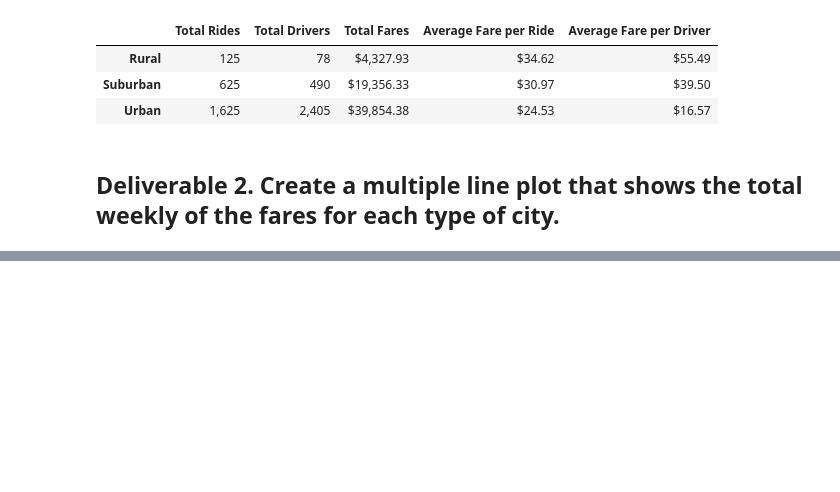
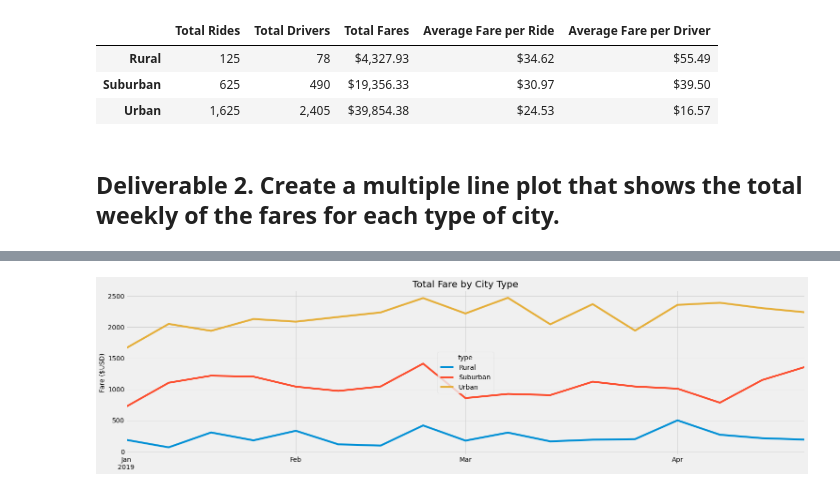
Before and after one commit to secicciari/PyBer_Analysis, a Jupyter notebook: PyBer_Challenge.ipynb, the cells around one changed output, grey strips where cells are left out. Drawn from its saved outputs; the diff is of its cells as text; code cells hidden in the pictures; blank space fills up the shorter version.

Commit message:
adding deliverable 2 and images

```diff
--- a/PyBer_Challenge.ipynb
+++ b/PyBer_Challenge.ipynb
@@ -86,3 +102,5 @@ pyber_summary_df
 # %%
 # 4. Create a pivot table with the 'date' as the index, the columns ='type', and values='fare'
 # to get the total fares for each type of city by the date.
+pyber_fare_date_pivot = pyber_fare_date.pivot(index="date", columns="type", values="fare")
+pyber_fare_date_pivot
@@ -89,2 +122,4 @@ pyber_summary_df
 # %%
 # 5. Create a new DataFrame from the pivot table DataFrame using loc on the given dates, '2019-01-01':'2019-04-29'.
+pyber_jan_april = pyber_fare_date_pivot.loc["2019-01-01":"2019-04-29"]
+pyber_jan_april
@@ -91,5 +141,5 @@ pyber_summary_df
 # %%
 # 6. Set the "date" index to datetime datatype. This is necessary to use the resample() method in Step 8.
-# df.index = pd.to_datetime(df.index)
+pyber_jan_april.index = pd.to_datetime(pyber_jan_april.index)
 # %%
 # 7. Check that the datatype for the index is datetime using df.info()
@@ -96,2 +158,4 @@ pyber_summary_df
 # %%
 # 8. Create a new DataFrame using the "resample()" function by week 'W' and get the sum of the fares for each week.
+fares_per_week = pyber_jan_april.resample("W").sum()
+fares_per_week
@@ -98,7 +182,19 @@ pyber_summary_df
 # %%
 # 8. Using the object-oriented interface method, plot the resample DataFrame using the df.plot() function.
+fig, ax = plt.subplots(figsize=(23,6));
+fares_per_week.plot(ax=ax, kind='line')
+ax.set_title('Total Fare by City Type',fontsize=20)
+ax.set_ylabel('Fare ($USD)',fontsize=14)
+ax.set_xlabel('')
 
 # Import the style from Matplotlib.
 from matplotlib import style
+
 # Use the graph style fivethirtyeight.
 style.use('fivethirtyeight')
+
+# Save the graph
+plt.savefig("analysis/PyBer_fare_summary.png")
+plt.show()
+# %% [output]
+[figure, added]
```
Also changed, not shown: parts of 7 cells of this notebook, 2 other files.
